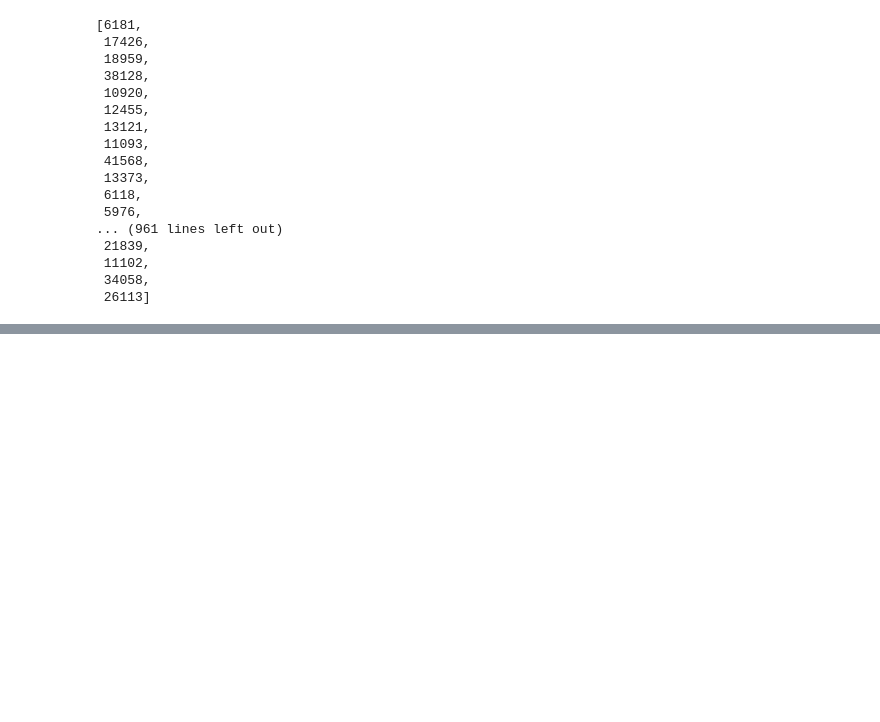
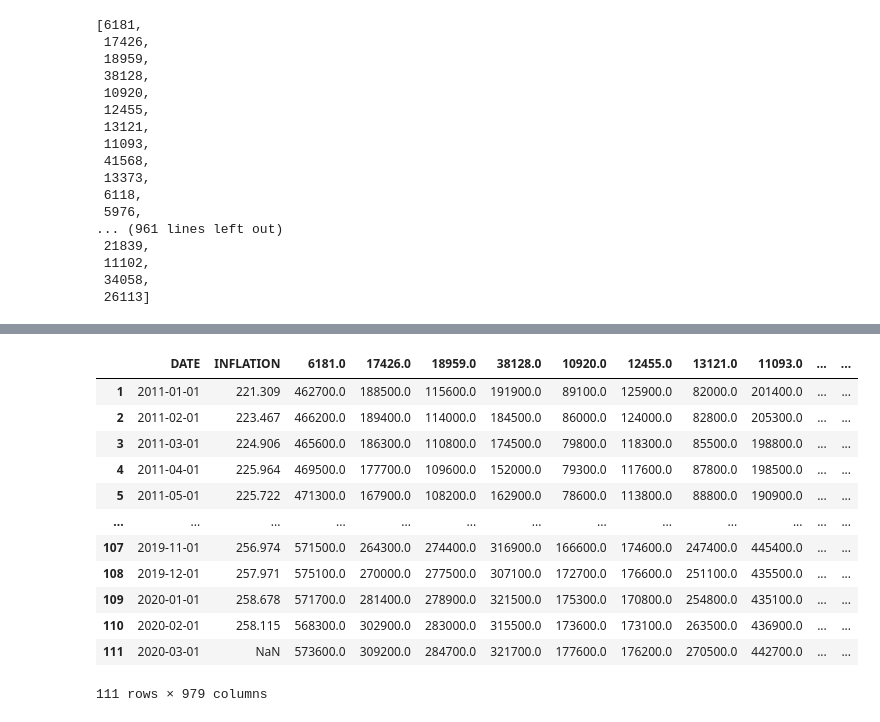
Before and after one commit to pbthompson92/Final_Project_Outliers, a Jupyter notebook: Scratch_paper_mhardy.ipynb, the cells around one changed output, grey strips where cells are left out. Saved outputs shown, nothing was run; the diff lists cells and outputs as text; code cells hidden in the pictures; blank space fills up the shorter version.

```diff
--- a/Scratch_paper_mhardy.ipynb
+++ b/Scratch_paper_mhardy.ipynb
@@ -238,0 +315,9 @@ region_list
+# %%
+# recreate transposed dataset
+time_transposed = time_df.transpose()
+time_transposed.reset_index(drop = False, inplace = True)
+time_transposed = time_transposed.rename(columns=time_transposed.iloc[0])
+time_transposed = time_transposed.drop([0, 0])
+time_transposed = time_transposed.rename(columns={"RegionID": 'DATE'})
+time_transposed['DATE'] = pd.to_datetime(time_transposed['DATE'], infer_datetime_format=True)
+time_transposed
@@ -238,0 +338,9 @@ region_list
+# %%
+#time_transposed['INFLATION'] = time_transposed.apply(lambda _: '', axis=1)
+date_list = time_transposed['DATE'].to_list()
+for index, row in cpi_df.iterrows():
+    if row['DATE'] not in date_list:
+        cpi_df.drop(index, inplace=True)
+
+cpi_df= cpi_df.reset_index(drop=True)
+cpi_df
@@ -238,0 +361,20 @@ region_list
+# %%
+time_transposed['CPIAUCNS'] = cpi_df['CPIAUCNS']
+cols = ['DATE', 'CPIAUCNS'] + [col for col in time_transposed if col != 'CPIAUCNS' and col != 'DATE']
+time_transposed = time_transposed[cols]
+time_transposed = time_transposed.rename(columns={"CPIAUCNS": "INFLATION"})
+time_transposed
+# %% [output]
+|  | DATE | INFLATION | 6181.0 | 17426.0 | 18959.0 | 38128.0 | 10920.0 | 12455.0 | 13121.0 | 11093.0 | ... | ... |
+| 1 | 2011-01-01 | 221.309 | 462700.0 | 188500.0 | 115600.0 | 191900.0 | 89100.0 | 125900.0 | 82000.0 | 201400.0 | ... | ... |
+| 2 | 2011-02-01 | 223.467 | 466200.0 | 189400.0 | 114000.0 | 184500.0 | 86000.0 | 124000.0 | 82800.0 | 205300.0 | ... | ... |
+| 3 | 2011-03-01 | 224.906 | 465600.0 | 186300.0 | 110800.0 | 174500.0 | 79800.0 | 118300.0 | 85500.0 | 198800.0 | ... | ... |
+| 4 | 2011-04-01 | 225.964 | 469500.0 | 177700.0 | 109600.0 | 152000.0 | 79300.0 | 117600.0 | 87800.0 | 198500.0 | ... | ... |
+| 5 | 2011-05-01 | 225.722 | 471300.0 | 167900.0 | 108200.0 | 162900.0 | 78600.0 | 113800.0 | 88800.0 | 190900.0 | ... | ... |
+| ... | ... | ... | ... | ... | ... | ... | ... | ... | ... | ... | ... | ... |
+| 107 | 2019-11-01 | 256.974 | 571500.0 | 264300.0 | 274400.0 | 316900.0 | 166600.0 | 174600.0 | 247400.0 | 445400.0 | ... | ... |
+| 108 | 2019-12-01 | 257.971 | 575100.0 | 270000.0 | 277500.0 | 307100.0 | 172700.0 | 176600.0 | 251100.0 | 435500.0 | ... | ... |
+| 109 | 2020-01-01 | 258.678 | 571700.0 | 281400.0 | 278900.0 | 321500.0 | 175300.0 | 170800.0 | 254800.0 | 435100.0 | ... | ... |
+| 110 | 2020-02-01 | 258.115 | 568300.0 | 302900.0 | 283000.0 | 315500.0 | 173600.0 | 173100.0 | 263500.0 | 436900.0 | ... | ... |
+| 111 | 2020-03-01 | NaN | 573600.0 | 309200.0 | 284700.0 | 321700.0 | 177600.0 | 176200.0 | 270500.0 | 442700.0 | ... | ... |
+111 rows × 979 columns
```
Also changed, not shown: parts of 9 cells of this notebook, 3 other files.
